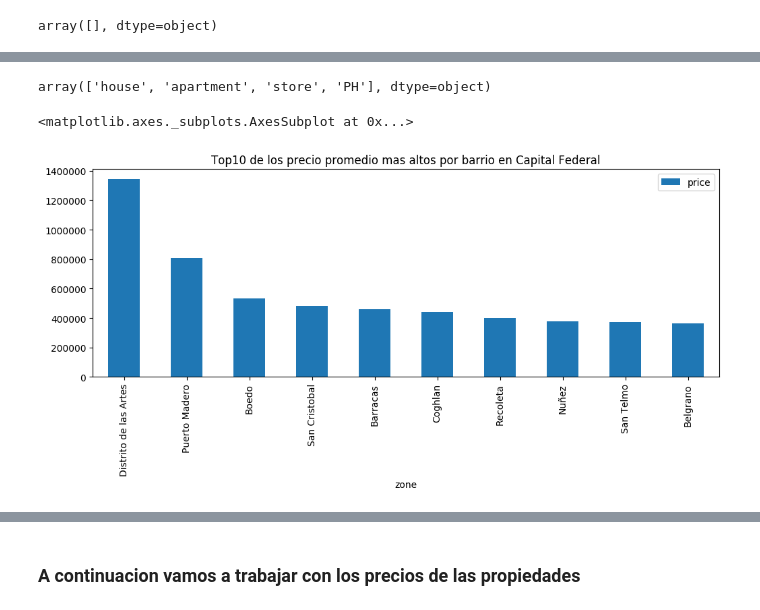
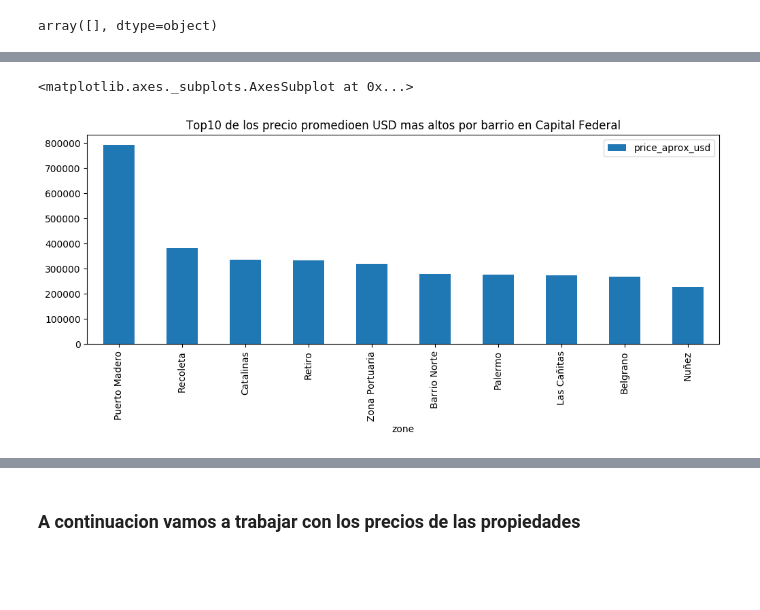
Before and after one commit to BraianVicente/properati_argentina, a Jupyter notebook: src/full_data_analitic.ipynb, the cells around one changed output, grey strips where cells are left out. Saved outputs shown, nothing was run; the diff lists cells and outputs as text; code cells hidden in the pictures; blank space fills up the shorter version.

```diff
--- a/src/full_data_analitic.ipynb
+++ b/src/full_data_analitic.ipynb
@@ -67,4 +72,4 @@ sell_properati.country_name.unique()
 # %% [output]
 array(['Argentina', nan, 'Uruguay', 'Brasil', 'Estados Unidos'], dtype=object)
 # %%
-sell_properati['country_name'] = sell_properati.place_with_parent_names.apply(lambda x : x.split('|')[1])
+sell_properati['state_name'] = sell_properati.place_with_parent_names.apply(lambda x : x.split('|')[2])
@@ -108,0 +108,5 @@ sell_properati.count().plot(kind='bar')
+# %%
+sell_properati.drop(inplace=True,\
+    labels=['country_name','description','extra','id', u'image_thumbnail','operation'\
+            ,'place_with_parent_names_l1','place_with_parent_names_l2', 'properati_url','surface_in_m2','title',\
+           ],axis=1)
@@ -118,3 +128,5 @@ sell_properati.loc[pd.isnull(sell_properati['place_name']),'place_name'] = sell_
 sell_properati[(pd.isnull(sell_properati['place_name']))].zone.unique()
 # %% [output]
 array([], dtype=object)
+# %%
+sell_properati = sell_properati[sell_properati['zone'] != '']
@@ -136,14 +141,9 @@ sell_properati.count().plot.bar()
-# %%
-
-sell_properati.property_type.unique()
-# %% [output]
-array(['house', 'apartment', 'store', 'PH'], dtype=object)
 # %%
 sell_properati[   (sell_properati['property_type'] == 'apartment') & \
                   (sell_properati['state_name'] == 'Capital Federal' )
               ].groupby(by='zone').mean()\
-                .reset_index().sort_values(by='price',ascending=False).head(10)\
-                .plot.bar(y='price',x='zone',title='Top10 de los precio promedio mas altos por barrio en Capital Federal')
+                .reset_index().sort_values(by='price_aprox_usd',ascending=False).head(10)\
+                .plot.bar(y='price_aprox_usd',x='zone',title='Top10 de los precio promedioen USD mas altos por barrio en Capital Federal')
 # %% [output]
 <matplotlib.axes._subplots.AxesSubplot at 0x...>
-[figure, old version]
+[figure, new version]
```
Also changed, not shown: parts of 111 cells of this notebook, 3 other files.
